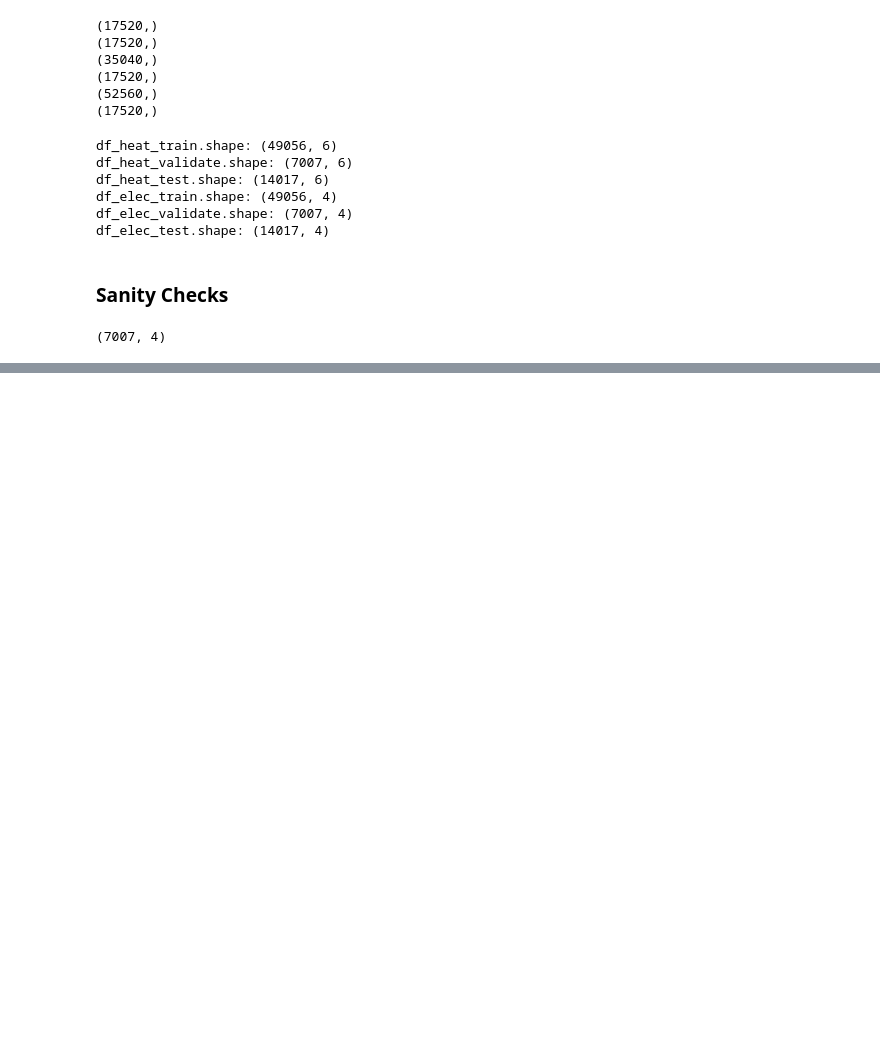
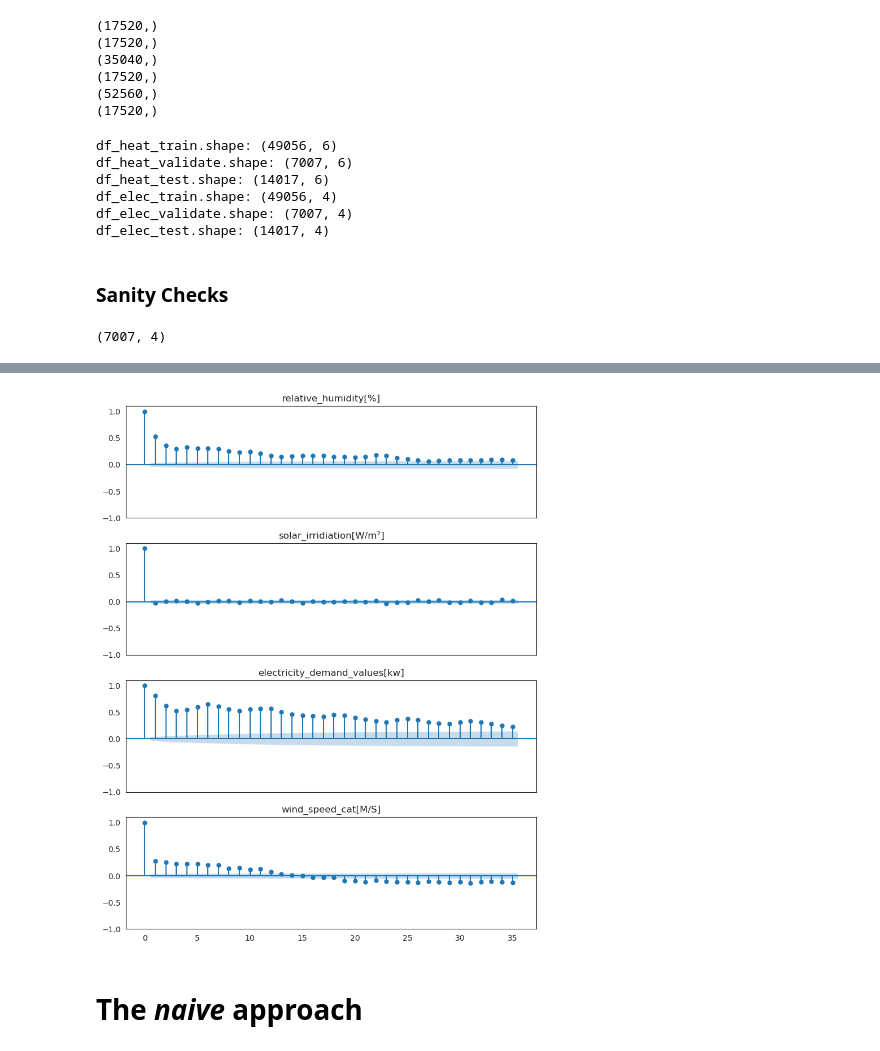
Before and after one commit to i-terzic/predicting-energy-consumption-based-on-weather-data, a Jupyter notebook: Final.ipynb, the cells around one changed output, grey strips where cells are left out. Saved outputs shown, nothing was run; the diff lists cells and outputs as text; code cells hidden in the pictures; blank space fills up the shorter version.

```diff
--- a/Final.ipynb
+++ b/Final.ipynb
@@ -517,0 +599,15 @@ loaded_elec_data["df_elec_validate"].shape
+# %%
+# Autocorrelation plot
+# ======================================================================================
+fig, axes = plt.subplots(nrows=4, ncols=1, figsize=(8, 10), sharex=True)
+axes = axes.flat
+for i, col in enumerate(df_elec_data.columns):
+    plot_acf(df_elec_data[col], ax=axes[i], lags=7*5)
+    axes[i].set_ylim(-1, 1.1)
+    axes[i].set_title(f'{col}')
+fig.tight_layout()
+plt.show()
+# %% [output]
+[figure, added]
+# %% [markdown]
+# The *naive* approach
```
Also changed, not shown: parts of 30 cells of this notebook, 1 other file.
